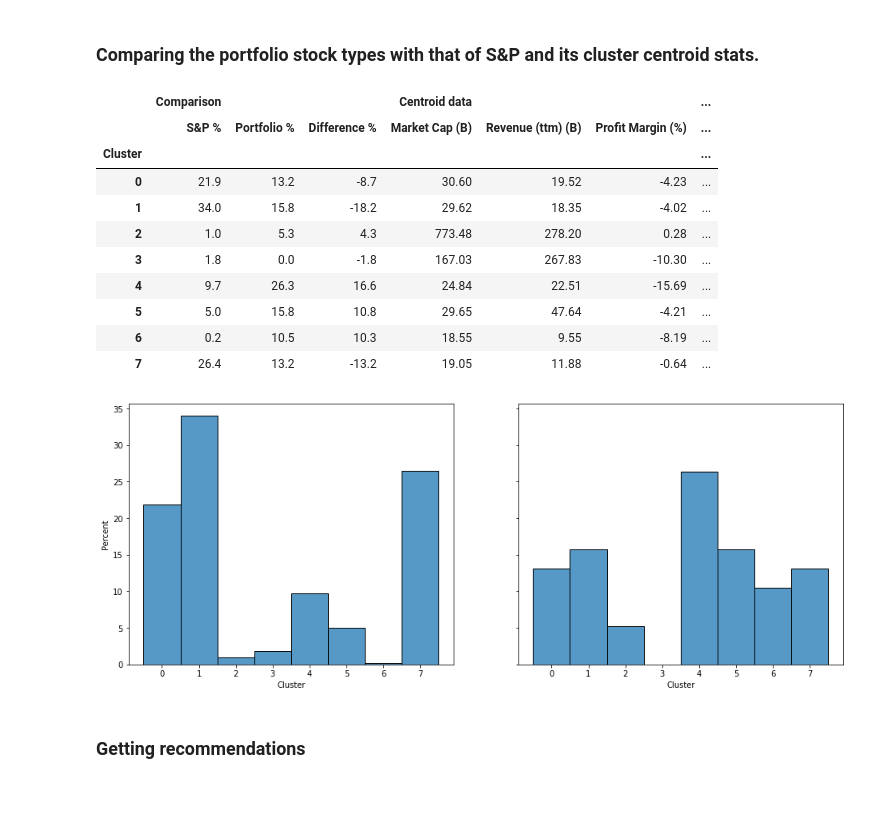
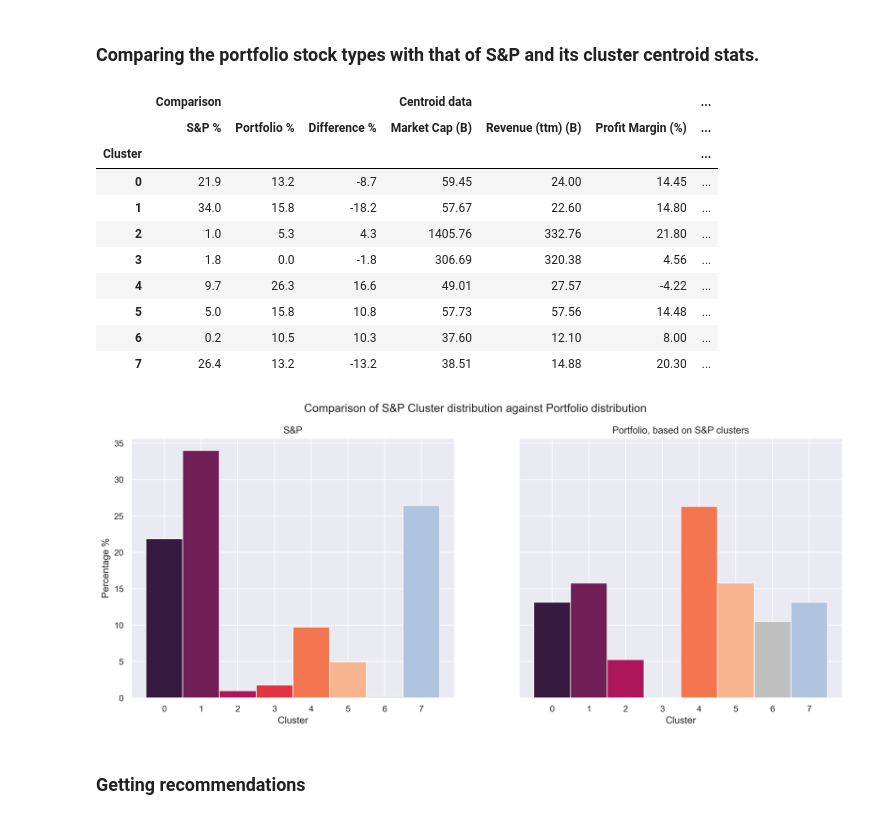
Before and after one commit to sienlonglim/financial_analysis_forecasting, a Jupyter notebook: p2_segment_analysis.ipynb, the cells around one changed output. Drawn from its saved outputs; the diff is of its cells as text; code cells hidden in the pictures.

Commit message:
updated cluster distribution for website

```diff
--- a/p2_segment_analysis.ipynb
+++ b/p2_segment_analysis.ipynb
@@ -95,5 +90,5 @@ Text(0.5, 1.0, 'Elbow curve')
 # %%
-model = KMeans(random_state=42, init='k-means++')
+model = KMeans(random_state=42, init='k-means++', n_clusters=8)
 sp_kmeans = model.fit(X)
 sp_analysis_df = pd.DataFrame(scaler.inverse_transform(X), index=X.index, columns=X.columns)
 sp_analysis_df['Cluster'] = sp_kmeans.labels_
@@ -181,30 +176,44 @@ X_test.sort_values(by='Cluster')
 # %%
 gb1 = sp_analysis_df.groupby('Cluster').count()
 gb2 = X_test.groupby('Cluster').count()
 gb = pd.concat ([gb1.iloc[:,0] ,gb2.iloc[:,0] ], axis = 1).transform(lambda x: round(x/x.sum()*100, 1))
 gb.columns = ['S&P %','Portfolio %']
 gb.fillna(0,inplace=True)
 gb['Difference %'] = gb['Portfolio %'] - gb['S&P %']
 gb = pd.concat ([gb, centroids_df.drop('Cluster', axis=1)], axis = 1, keys=['Comparison', 'Centroid data'])
 gb.index.name = 'Cluster'
 display(gb)
 
-fig, (ax1,ax2) = plt.subplots(1,2, sharey=True, sharex=True, figsize=(16,6))
+sns.set(style = "darkgrid")
+fig, (ax1,ax2) = plt.subplots(1,2, sharey=True, figsize=(16,6), dpi=300)
+
 ax1 = sns.histplot(sp_analysis_df['Cluster'], discrete=True, stat='percent', ax=ax1)
-ax2 = sns.histplot(X_test['Cluster'], discrete=True, stat='percent', ax=ax2);
+ax1.set_title('S&P')
+ax1.set_ylabel('Percentage %')
+
+ax2 = sns.histplot(X_test['Cluster'], discrete=True, stat='percent', ax=ax2)
+ax2.set_title('Portfolio, based on S&P clusters')
+
+palette = sns.color_palette("rocket") +['silver', 'lightsteelblue']
+for i in range(len(ax1.patches)):
+    ax1.patches[i].set_facecolor(palette[i])
+    ax2.patches[i].set_facecolor(palette[i])
+
+fig.suptitle('Comparison of S&P Cluster distribution against Portfolio distribution')
+plt.savefig('./data/cluster_differences.jpg', dpi=300)
 # %% [output]
 |  | Comparison |  |  | Centroid data |  |  | ... |
 |  | S&P % | Portfolio % | Difference % | Market Cap (B) | Revenue (ttm) (B) | Profit Margin (%) | ... |
 | Cluster |  |  |  |  |  |  | ... |
-| 0 | 21.9 | 13.2 | -8.7 | 30.60 | 19.52 | -4.23 | ... |
-| 1 | 34.0 | 15.8 | -18.2 | 29.62 | 18.35 | -4.02 | ... |
-| 2 | 1.0 | 5.3 | 4.3 | 773.48 | 278.20 | 0.28 | ... |
-| 3 | 1.8 | 0.0 | -1.8 | 167.03 | 267.83 | -10.30 | ... |
-| 4 | 9.7 | 26.3 | 16.6 | 24.84 | 22.51 | -15.69 | ... |
-| 5 | 5.0 | 15.8 | 10.8 | 29.65 | 47.64 | -4.21 | ... |
-| 6 | 0.2 | 10.5 | 10.3 | 18.55 | 9.55 | -8.19 | ... |
-| 7 | 26.4 | 13.2 | -13.2 | 19.05 | 11.88 | -0.64 | ... |
+| 0 | 21.9 | 13.2 | -8.7 | 59.45 | 24.00 | 14.45 | ... |
+| 1 | 34.0 | 15.8 | -18.2 | 57.67 | 22.60 | 14.80 | ... |
+| 2 | 1.0 | 5.3 | 4.3 | 1405.76 | 332.76 | 21.80 | ... |
+| 3 | 1.8 | 0.0 | -1.8 | 306.69 | 320.38 | 4.56 | ... |
+| 4 | 9.7 | 26.3 | 16.6 | 49.01 | 27.57 | -4.22 | ... |
+| 5 | 5.0 | 15.8 | 10.8 | 57.73 | 57.56 | 14.48 | ... |
+| 6 | 0.2 | 10.5 | 10.3 | 37.60 | 12.10 | 8.00 | ... |
+| 7 | 26.4 | 13.2 | -13.2 | 38.51 | 14.88 | 20.30 | ... |
-[figure, old version]
+[figure, new version]
 # %% [markdown]
 ### Getting recommendations
 # %%
```
Also changed, not shown: parts of 4 cells of this notebook, 3 other files.
